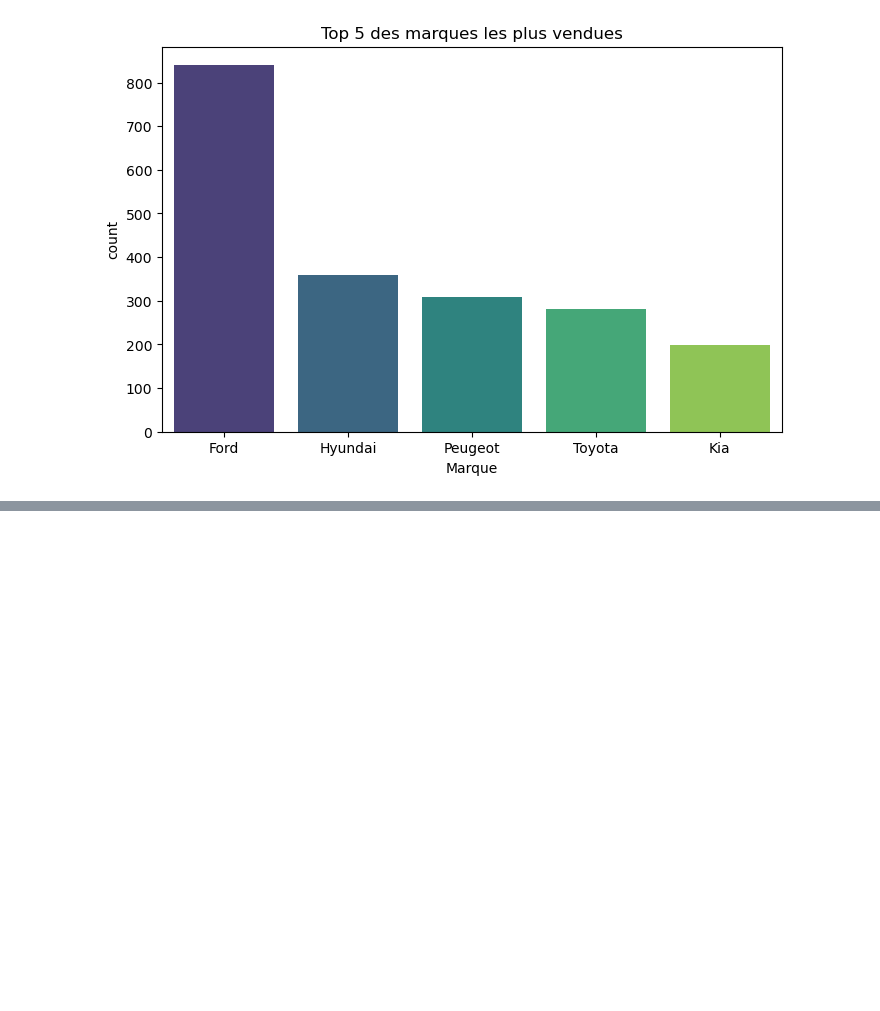
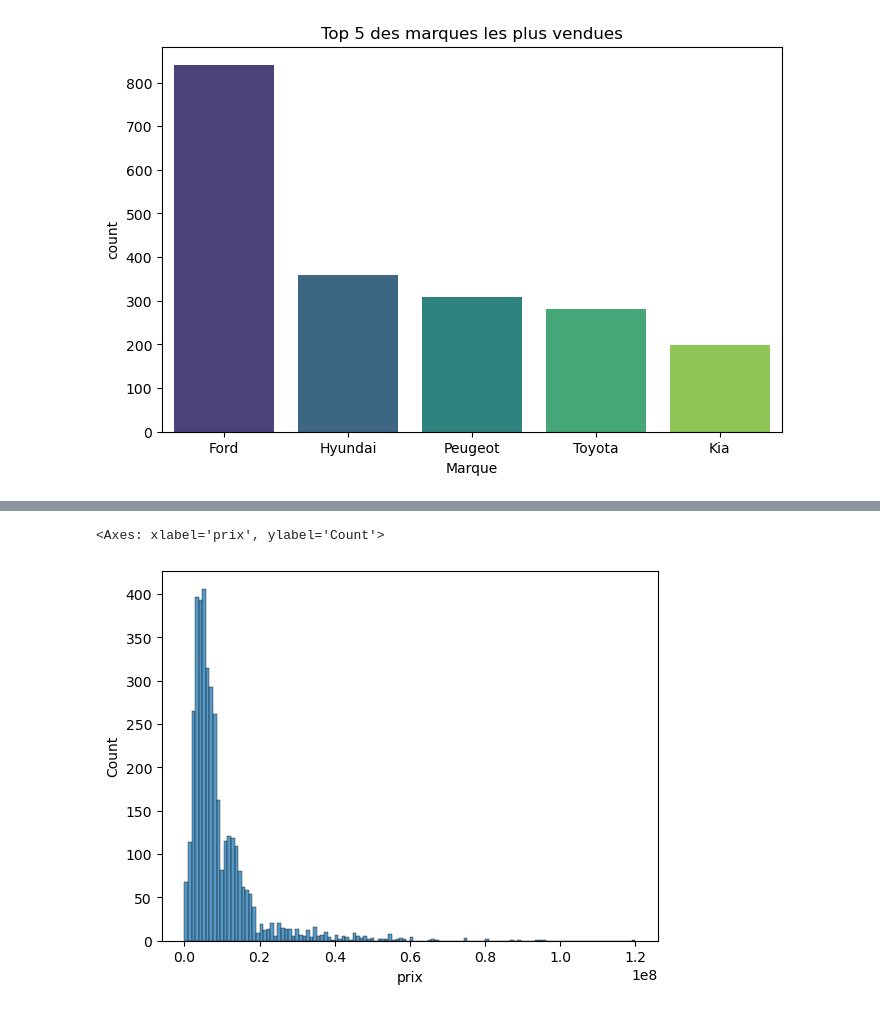
Before and after one commit to NoForcing/DC_Final_Project, a Jupyter notebook: visualization.ipynb, the cells around one changed output, grey strips where cells are left out. Cells and saved outputs as stored; diff of their text form; code cells hidden in the pictures; blank space fills up the shorter version.

```diff
--- a/visualization.ipynb
+++ b/visualization.ipynb
@@ -127,0 +174,5 @@ Text(0.5, 0, 'Marque')
+# %%
+sns.histplot(df['prix'])
+# %% [output]
+<Axes: xlabel='prix', ylabel='Count'>
+[figure, added]
```
Also changed, not shown: parts of 10 cells of this notebook, 1 other file.
